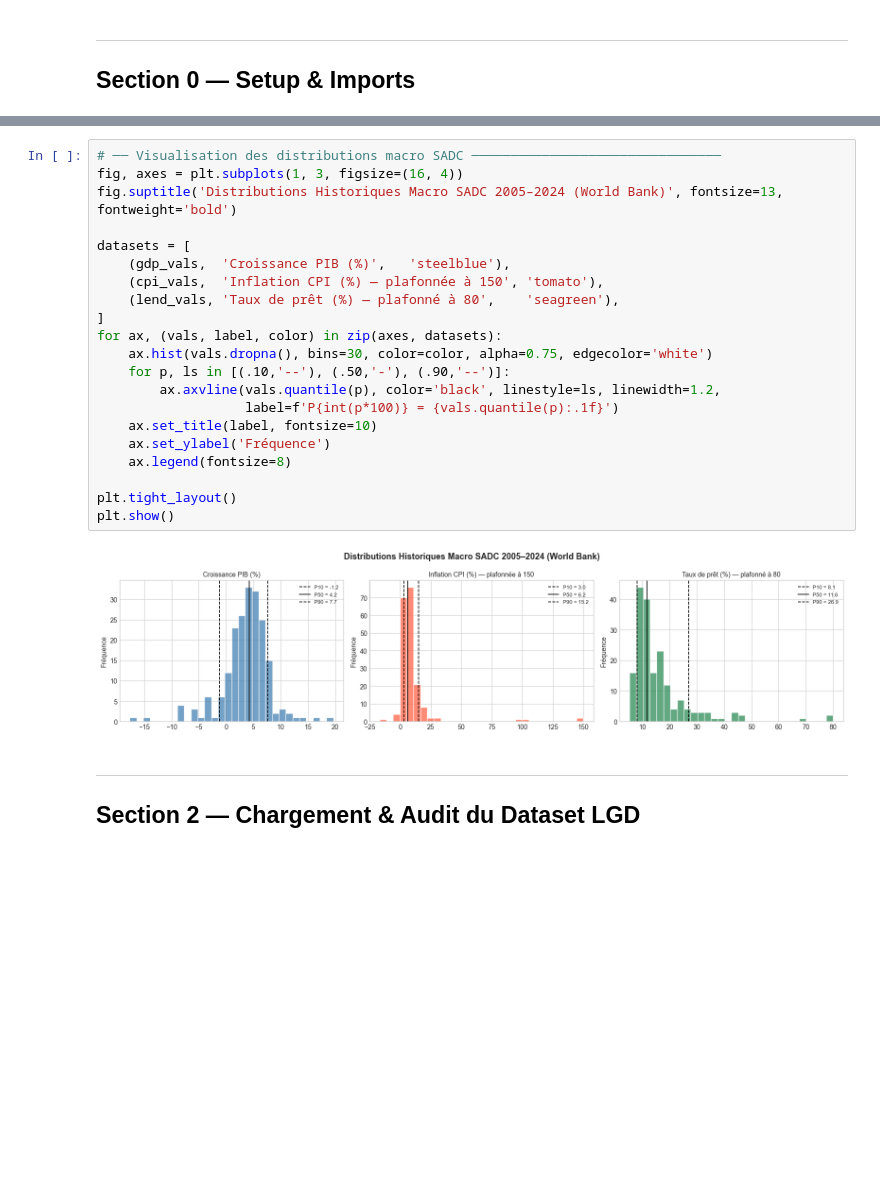
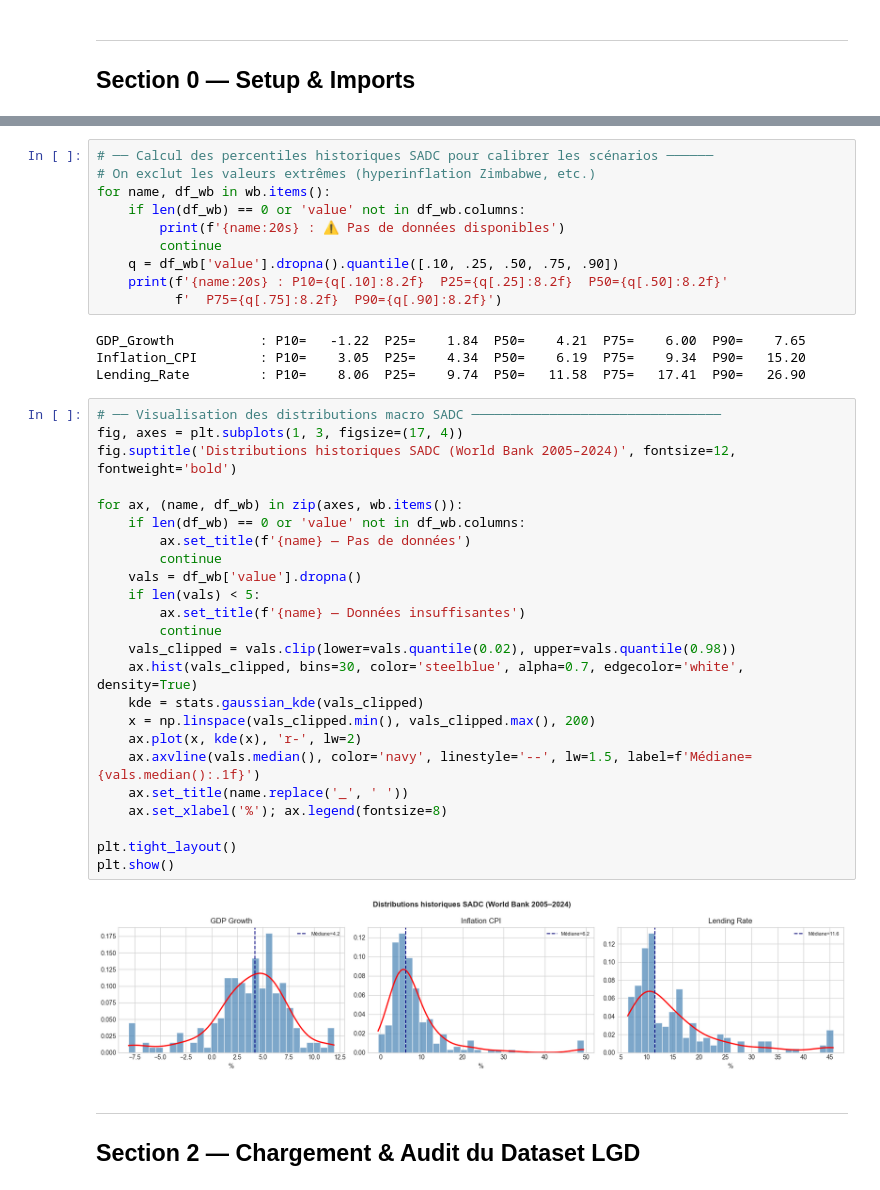
Before and after one commit to PyQuar/Modelisation-ForwardLooking-LGD, a Jupyter notebook: lgd_forward_looking.ipynb, the cells around one changed output, grey strips where cells are left out. Drawn from its saved outputs; the diff is of its cells as text; blank space fills up the shorter version.

```diff
--- a/lgd_forward_looking.ipynb
+++ b/lgd_forward_looking.ipynb
@@ -146,26 +126,43 @@ max             19.68             150.00             80.00
-# %%
-# ── Visualisation des distributions macro SADC ────────────────────────────────
-fig, axes = plt.subplots(1, 3, figsize=(16, 4))
-fig.suptitle('Distributions Historiques Macro SADC 2005–2024 (World Bank)', fontsize=13, fontweight='bold')
-
-datasets = [
-    (gdp_vals,  'Croissance PIB (%)',   'steelblue'),
-    (cpi_vals,  'Inflation CPI (%) — plafonnée à 150', 'tomato'),
-    (lend_vals, 'Taux de prêt (%) — plafonné à 80',    'seagreen'),
-]
-for ax, (vals, label, color) in zip(axes, datasets):
-    ax.hist(vals.dropna(), bins=30, color=color, alpha=0.75, edgecolor='white')
-    for p, ls in [(.10,'--'), (.50,'-'), (.90,'--')]:
-        ax.axvline(vals.quantile(p), color='black', linestyle=ls, linewidth=1.2,
-                   label=f'P{int(p*100)} = {vals.quantile(p):.1f}')
-    ax.set_title(label, fontsize=10)
-    ax.set_ylabel('Fréquence')
-    ax.legend(fontsize=8)
-
-plt.tight_layout()
-plt.show()
-# %% [output]
-[figure, removed]
+# %%
+# ── Calcul des percentiles historiques SADC pour calibrer les scénarios ──────
+# On exclut les valeurs extrêmes (hyperinflation Zimbabwe, etc.)
+for name, df_wb in wb.items():
+    if len(df_wb) == 0 or 'value' not in df_wb.columns:
+        print(f'{name:20s} : ⚠ Pas de données disponibles')
+        continue
+    q = df_wb['value'].dropna().quantile([.10, .25, .50, .75, .90])
+    print(f'{name:20s} : P10={q[.10]:8.2f}  P25={q[.25]:8.2f}  P50={q[.50]:8.2f}'
+          f'  P75={q[.75]:8.2f}  P90={q[.90]:8.2f}')
+# %% [output]
+GDP_Growth           : P10=   -1.22  P25=    1.84  P50=    4.21  P75=    6.00  P90=    7.65
+Inflation_CPI        : P10=    3.05  P25=    4.34  P50=    6.19  P75=    9.34  P90=   15.20
+Lending_Rate         : P10=    8.06  P25=    9.74  P50=   11.58  P75=   17.41  P90=   26.90
+# %%
+# ── Visualisation des distributions macro SADC ────────────────────────────────
+fig, axes = plt.subplots(1, 3, figsize=(17, 4))
+fig.suptitle('Distributions historiques SADC (World Bank 2005–2024)', fontsize=12, fontweight='bold')
+
+for ax, (name, df_wb) in zip(axes, wb.items()):
+    if len(df_wb) == 0 or 'value' not in df_wb.columns:
+        ax.set_title(f'{name} — Pas de données')
+        continue
+    vals = df_wb['value'].dropna()
+    if len(vals) < 5:
+        ax.set_title(f'{name} — Données insuffisantes')
+        continue
+    vals_clipped = vals.clip(lower=vals.quantile(0.02), upper=vals.quantile(0.98))
+    ax.hist(vals_clipped, bins=30, color='steelblue', alpha=0.7, edgecolor='white', density=True)
+    kde = stats.gaussian_kde(vals_clipped)
+    x = np.linspace(vals_clipped.min(), vals_clipped.max(), 200)
+    ax.plot(x, kde(x), 'r-', lw=2)
+    ax.axvline(vals.median(), color='navy', linestyle='--', lw=1.5, label=f'Médiane={vals.median():.1f}')
+    ax.set_title(name.replace('_', ' '))
+    ax.set_xlabel('%'); ax.legend(fontsize=8)
+
+plt.tight_layout()
+plt.show()
+# %% [output]
+[figure, added]
 # %% [markdown]
 ---
 ## Section 2 — Chargement & Audit du Dataset LGD
```
Also changed, not shown: parts of 56 cells of this notebook, 2 other files.
